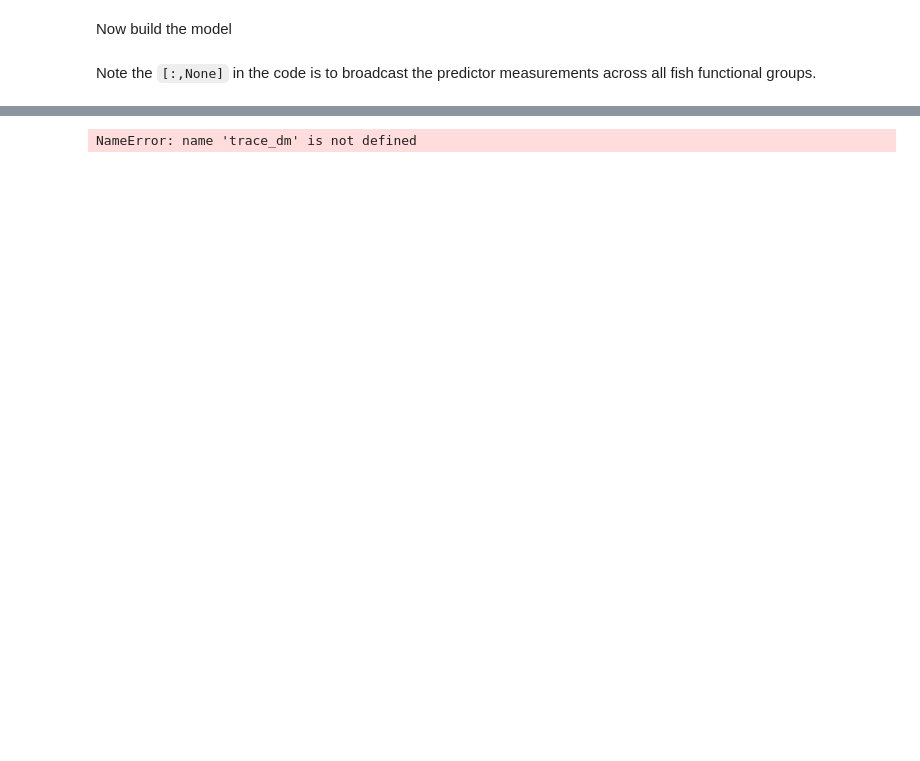
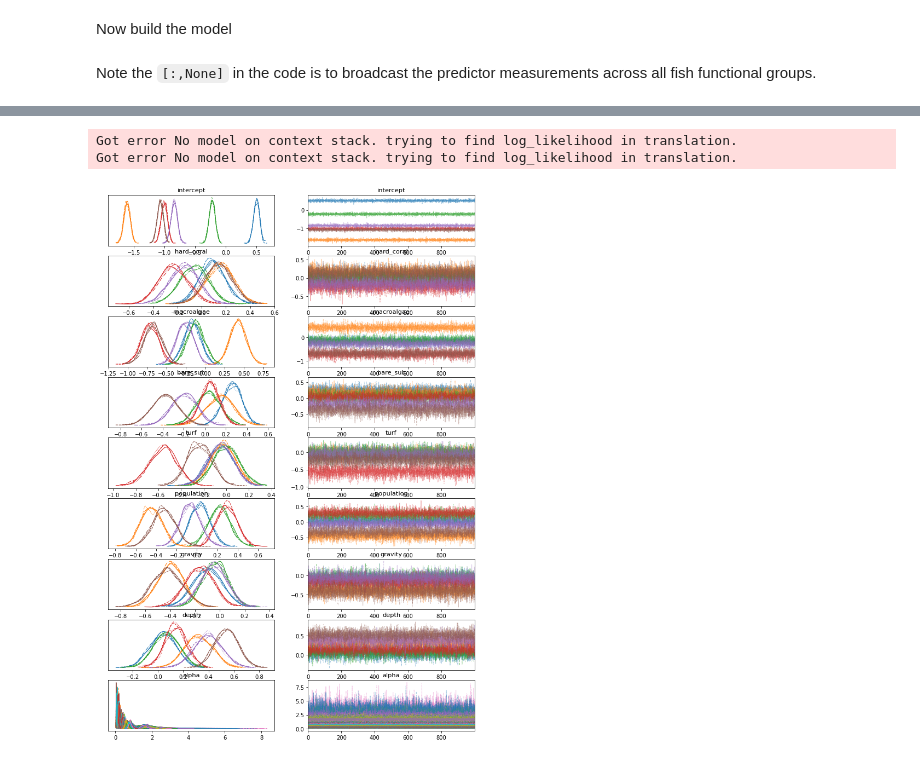
Before and after one commit to jpwrobinson/nutrient-productivity, a Jupyter notebook: py-notebook/NutProd_Dirichlet_pymc3.ipynb, the cells around one changed output, grey strips where cells are left out. Saved outputs shown, nothing was run; the diff lists cells and outputs as text; code cells hidden in the pictures; blank space fills up the shorter version.

```diff
--- a/py-notebook/NutProd_Dirichlet_pymc3.ipynb
+++ b/py-notebook/NutProd_Dirichlet_pymc3.ipynb
@@ -104,3 +107,44 @@ with pm.Model() as BDM:
+# %%
+coords={'reef_type':reef_type, 'country':country,'site':site,'nfg':nfg}
+
+with pm.Model(coords=coords) as BDM:
+    intercept = pm.Normal('intercept', 0, 2, shape=nfg)
+
+    # conts
+    hard_coral = pm.Normal('hard_coral', 0, 0.5, shape=nfg)
+    macroalgae = pm.Normal('macroalgae', 0, 0.5, shape=nfg)
+    bare_sub = pm.Normal('bare_sub', 0, 0.5, shape=nfg)
+    turf = pm.Normal('turf', 0, 0.5, shape=nfg)
+    population = pm.Normal('population', 0, 0.5, shape=nfg)
+    gravity = pm.Normal('gravity', 0, 1, shape=nfg)
+    depth = pm.Normal('depth', 0, 0.5, shape=nfg)
+
+    # cats
+    reeftype_x = pm.Normal("reeftype_x", 0, 2, shape = (len(reef_type), nfg))
+
+    # nested
+    # Country
+    σ_c = pm.Exponential('Sigma_country', 1)
+    β0_cnc = pm.Normal('β0_cnc', 0, 1, shape = (len(country), nfg))
+    β0_c = pm.Normal('β0_c', intercept+β0_cnc*σ_c, shape = (len(country), nfg))
+
+    # Site
+#     σ_s = pm.Exponential('Sigma_site', 1)
+#     β0_snc = pm.Normal('β0_snc', 0, 1, shape = (len(site), nfg))
+#     β0_s = pm.Deterministic('β0_s', β0_c+β0_cnc*σ_c, dims = (len(site), nfg))
+
+#     country_x = pm.Normal("country_x", 0, 2, shape = (len(country), nfg))
+
+
+    α = pm.Deterministic('alpha', tt.exp(#intercept +
+#                                         β0_s[s, :None] +
+                                         β0_c[c, :None] +
+                                         reeftype_x[rt,:None] +
+#                                        country_x[c, None] +
+                                         hard_coral*hc[:,None]+macroalgae*ma[:,None]+bare_sub*bs[:,None]+turf*ta[:,None]+
+                                         gravity*grav_nc[:,None] + population*pop[:,None]+
+                                         depth*dep[:,None]))
+    Yi = pm.Dirichlet('Yi', α, observed=y)
 # %% [markdown]
 Note the `[:,None]` in the code is to broadcast the predictor measurements across all fish functional groups.
 # %%
@@ -123,4 +177,6 @@ Starting values:
 # %%
-pm.traceplot(trace_dm);
+pm.plot_trace(trace_dm);
 # %% [output]
-NameError: name 'trace_dm' is not defined
+Got error No model on context stack. trying to find log_likelihood in translation.
+Got error No model on context stack. trying to find log_likelihood in translation.
+[figure, added]
```
Also changed, not shown: parts of 13 cells of this notebook, 5 other files.
